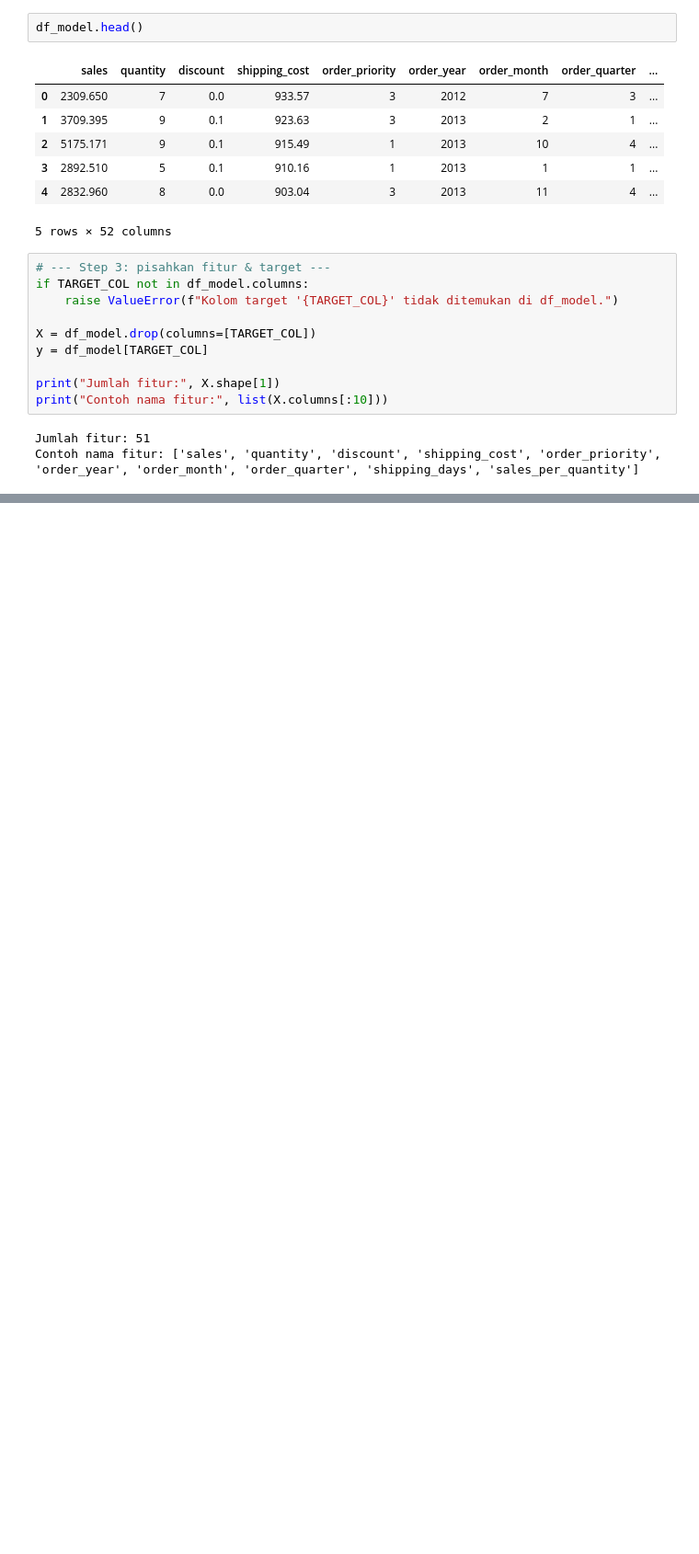
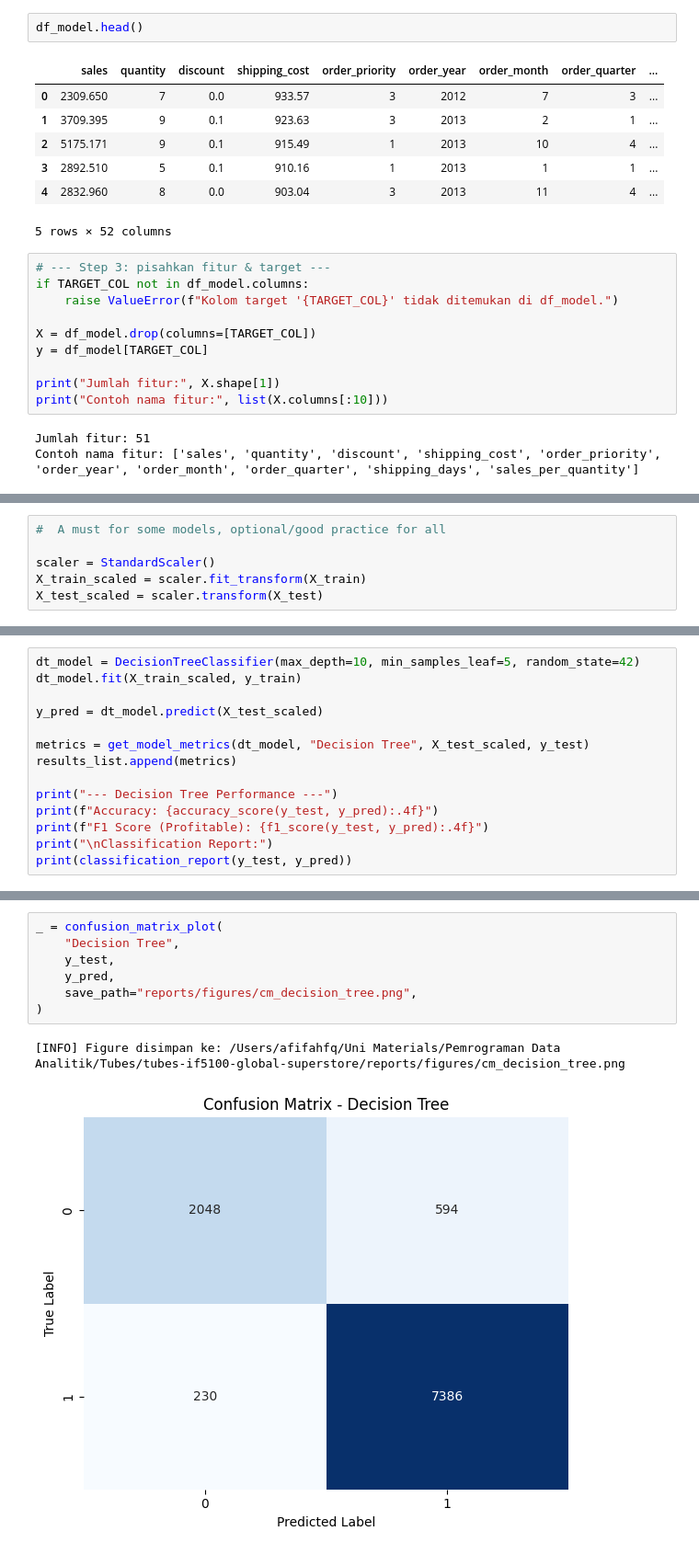
Before and after one commit to xmriz/tubes-if5100-global-superstore, a Jupyter notebook: notebooks/02_modeling.ipynb, the cells around one changed output, grey strips where cells are left out. Shown: that part at 92% size. Saved outputs shown, nothing was run; the diff lists cells and outputs as text; blank space fills up the shorter version.

```diff
--- a/notebooks/02_modeling.ipynb
+++ b/notebooks/02_modeling.ipynb
@@ -89,0 +155,6 @@ X_train, X_test, y_train, y_test = train_test_split(
+# %%
+#  A must for some models, optional/good practice for all
+
+scaler = StandardScaler()
+X_train_scaled = scaler.fit_transform(X_train)
+X_test_scaled = scaler.transform(X_test)
@@ -89,0 +172,14 @@ X_train, X_test, y_train, y_test = train_test_split(
+# %%
+dt_model = DecisionTreeClassifier(max_depth=10, min_samples_leaf=5, random_state=42)
+dt_model.fit(X_train_scaled, y_train)
+
+y_pred = dt_model.predict(X_test_scaled)
+
+metrics = get_model_metrics(dt_model, "Decision Tree", X_test_scaled, y_test)
+results_list.append(metrics)
+
+print("--- Decision Tree Performance ---")
+print(f"Accuracy: {accuracy_score(y_test, y_pred):.4f}")
+print(f"F1 Score (Profitable): {f1_score(y_test, y_pred):.4f}")
+print("\nClassification Report:")
+print(classification_report(y_test, y_pred))
@@ -89,0 +200,10 @@ X_train, X_test, y_train, y_test = train_test_split(
+# %%
+_ = confusion_matrix_plot(
+    "Decision Tree",
+    y_test,
+    y_pred,
+    save_path="reports/figures/cm_decision_tree.png",
+)
+# %% [output]
+[INFO] Figure disimpan ke: /Users/afifahfq/Uni Materials/Pemrograman Data Analitik/Tubes/tubes-if5100-global-superstore/reports/figures/cm_decision_tree.png
+[figure, added]
```
Also changed, not shown: parts of 50 cells of this notebook, 3 other files.
